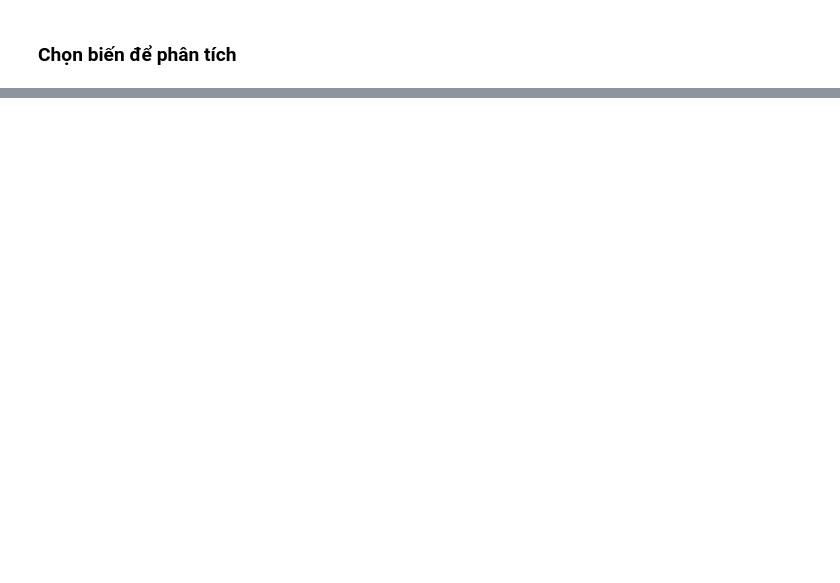
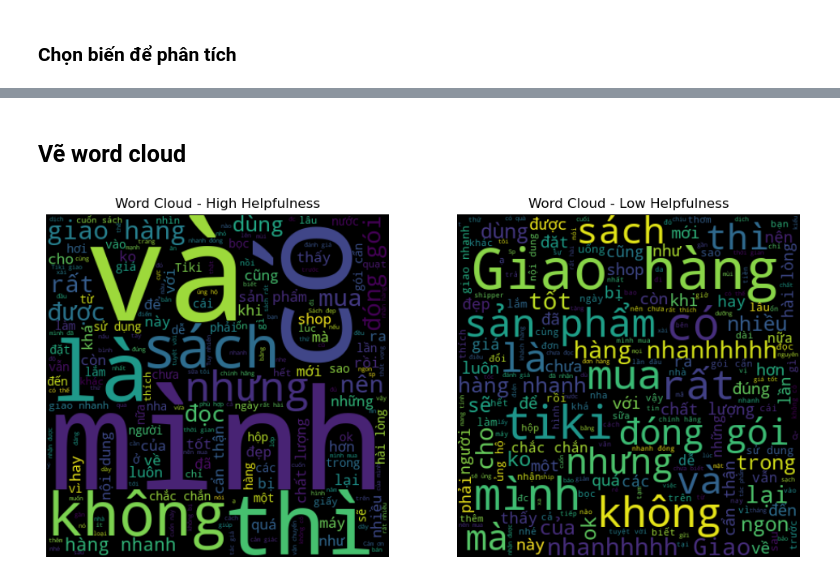
Before and after one commit to fountainhead-2207/Project-DS108-102-107, a Jupyter notebook: Data Processing/Data/Gold Data/EDA.ipynb, the cells around one changed output, grey strips where cells are left out. Drawn from its saved outputs; the diff is of its cells as text; code cells hidden in the pictures; blank space fills up the shorter version.

```diff
--- a/Data Processing/Data/Gold Data/EDA.ipynb
+++ b/Data Processing/Data/Gold Data/EDA.ipynb
@@ -129,0 +108,24 @@ Hệ số tương quan giữa comment_word_count và Comment_helpfulness: 0.463
+# %% [markdown]
+## Vẽ word cloud
+# %%
+from wordcloud import WordCloud
+
+mean_helpfulness = df_filtered['All_helpfulness'].astype(float).mean()
+high_helpfulness_comments = ' '.join(df_filtered[df_filtered['All_helpfulness'].astype(float) > mean_helpfulness]['comment'].dropna())
+low_helpfulness_comments = ' '.join(df_filtered[df_filtered['All_helpfulness'].astype(float) < mean_helpfulness]['comment'].dropna())
+
+plt.figure(figsize=(12, 6))
+plt.subplot(1, 2, 1)
+wordcloud_high = WordCloud(width=400, height=400).generate(high_helpfulness_comments)
+plt.imshow(wordcloud_high, interpolation='bilinear')
+plt.title('Word Cloud - High Helpfulness')
+plt.axis('off')
+
+plt.subplot(1, 2, 2)
+wordcloud_low = WordCloud(width=400, height=400).generate(low_helpfulness_comments)
+plt.imshow(wordcloud_low, interpolation='bilinear')
+plt.title('Word Cloud - Low Helpfulness')
+plt.axis('off')
+plt.show()
+# %% [output]
+[figure, added]
```
Also changed, not shown: parts of 15 cells of this notebook, 5 other files.
